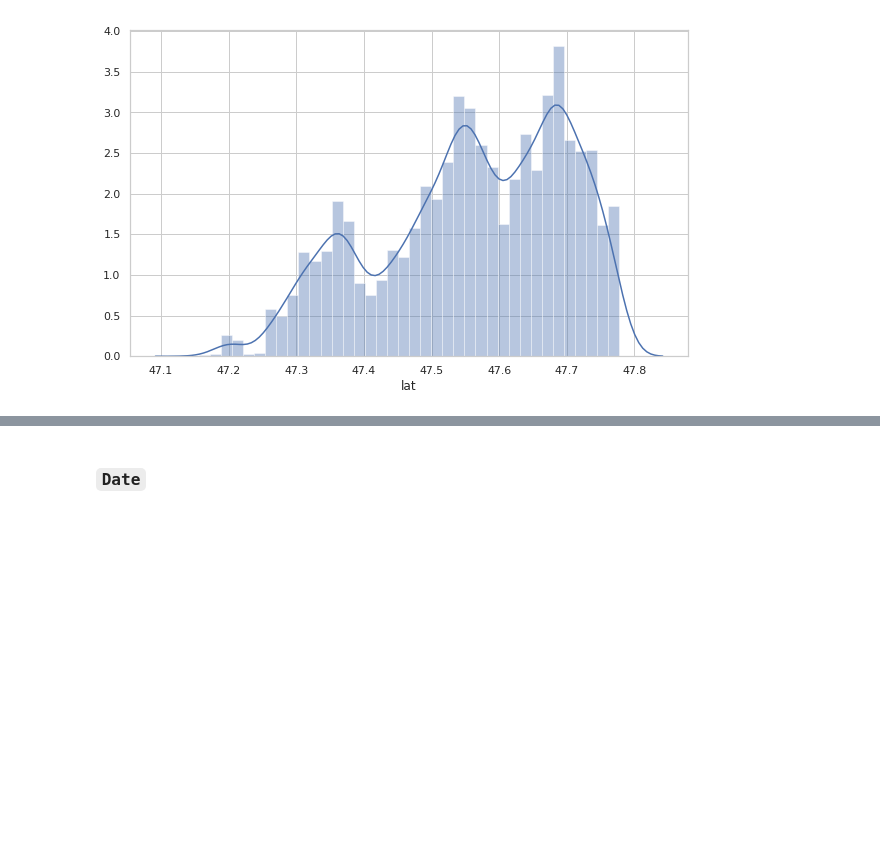
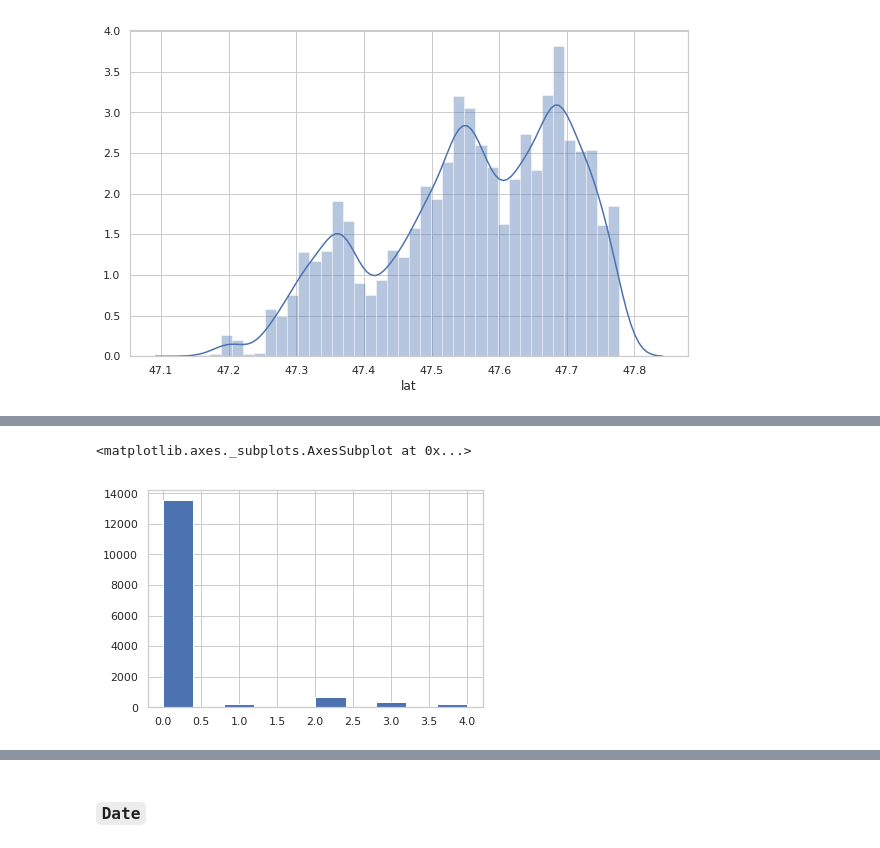
Before and after one commit to EmjayAhn/kaggle_HousePrice, a Jupyter notebook: 01_HousePriceEDA.ipynb, the cells around one changed output, grey strips where cells are left out. Cells and saved outputs as stored; diff of their text form; code cells hidden in the pictures; blank space fills up the shorter version.

```diff
--- a/01_HousePriceEDA.ipynb
+++ b/01_HousePriceEDA.ipynb
@@ -245,0 +274,5 @@ plt.show()
+# %%
+train_set['view'].hist()
+# %% [output]
+<matplotlib.axes._subplots.AxesSubplot at 0x...>
+[figure, added]
```
Also changed, not shown: parts of 16 cells of this notebook.
